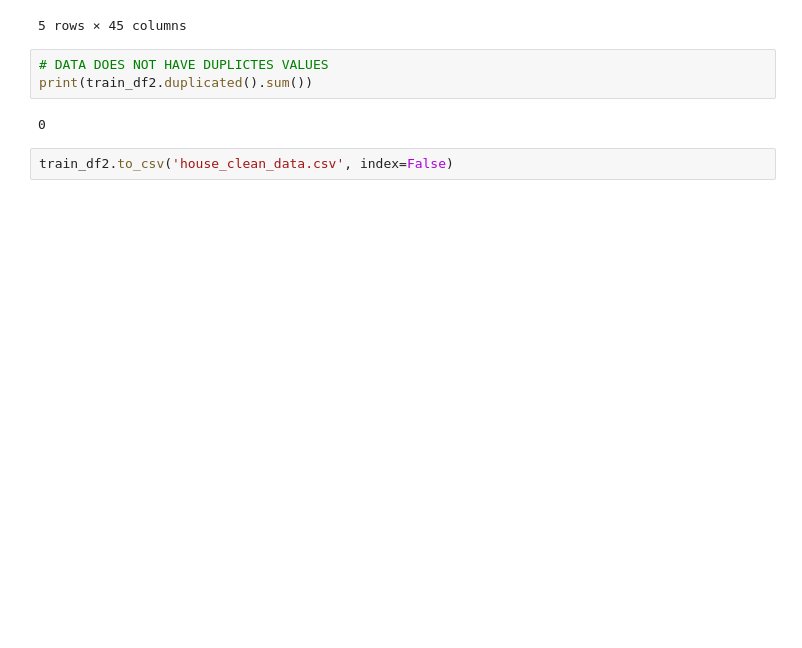
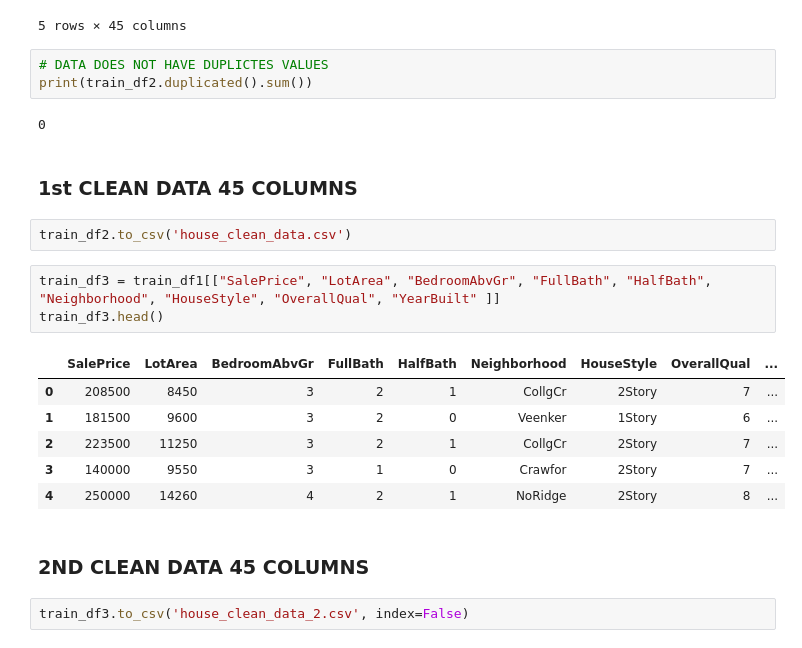
Before and after one commit to Nadriana100/project4-machine-learning, a Jupyter notebook: house_cleaning.ipynb, the cells around one changed output. Drawn from its saved outputs; the diff is of its cells as text; blank space fills up the shorter version.

```diff
--- a/house_cleaning.ipynb
+++ b/house_cleaning.ipynb
@@ -143,5 +158,21 @@ train_df2.head()
 print(train_df2.duplicated().sum())
 # %% [output]
 0
+# %% [markdown]
+### 1st CLEAN DATA 45 COLUMNS
 # %%
-train_df2.to_csv('house_clean_data.csv', index=False)
+train_df2.to_csv('house_clean_data.csv')
+# %%
+train_df3 = train_df1[["SalePrice", "LotArea", "BedroomAbvGr", "FullBath", "HalfBath", "Neighborhood", "HouseStyle", "OverallQual", "YearBuilt" ]]
+train_df3.head()
+# %% [output]
+|  | SalePrice | LotArea | BedroomAbvGr | FullBath | HalfBath | Neighborhood | HouseStyle | OverallQual | ... |
+| 0 | 208500 | 8450 | 3 | 2 | 1 | CollgCr | 2Story | 7 | ... |
+| 1 | 181500 | 9600 | 3 | 2 | 0 | Veenker | 1Story | 6 | ... |
+| 2 | 223500 | 11250 | 3 | 2 | 1 | CollgCr | 2Story | 7 | ... |
+| 3 | 140000 | 9550 | 3 | 1 | 0 | Crawfor | 2Story | 7 | ... |
+| 4 | 250000 | 14260 | 4 | 2 | 1 | NoRidge | 2Story | 8 | ... |
+# %% [markdown]
+### 2ND CLEAN DATA 45 COLUMNS
+# %%
+train_df3.to_csv('house_clean_data_2.csv', index=False)
```
Also changed, not shown: parts of 1 cell of this notebook, 16 other files.
